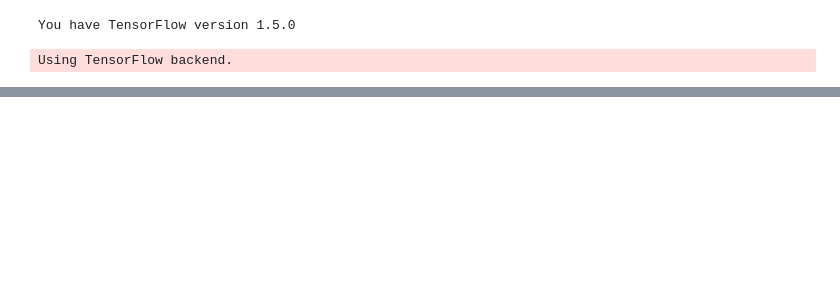
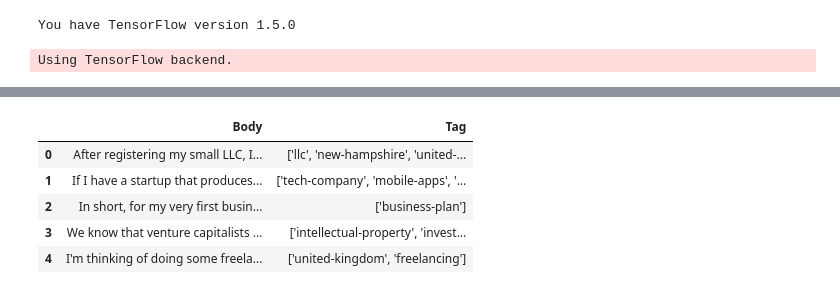
Before and after one commit to yaPhilya/Mentor_Hack, a Jupyter notebook: fixed_network.ipynb, the cells around one changed output, grey strips where cells are left out. Saved outputs shown, nothing was run; the diff lists cells and outputs as text; code cells hidden in the pictures; blank space fills up the shorter version.

```diff
--- a/fixed_network.ipynb
+++ b/fixed_network.ipynb
@@ -207,0 +77,9 @@ out.close()
+# %%
+data_start.head()
+# %% [output]
+|  | Body | Tag |
+| 0 | After registering my small LLC, I... | ['llc', 'new-hampshire', 'united-... |
+| 1 | If I have a startup that produces... | ['tech-company', 'mobile-apps', '... |
+| 2 | In short, for my very first busin... | ['business-plan'] |
+| 3 | We know that venture capitalists ... | ['intellectual-property', 'invest... |
+| 4 | I'm thinking of doing some freela... | ['united-kingdom', 'freelancing'] |
```
Also changed, not shown: parts of 48 cells of this notebook.
